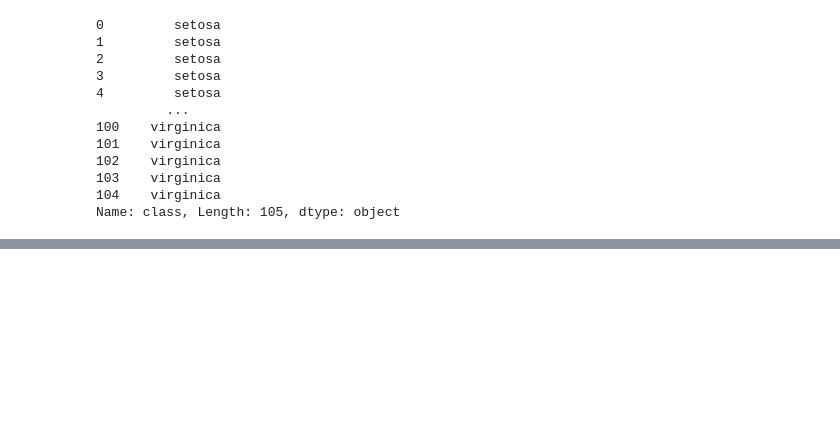
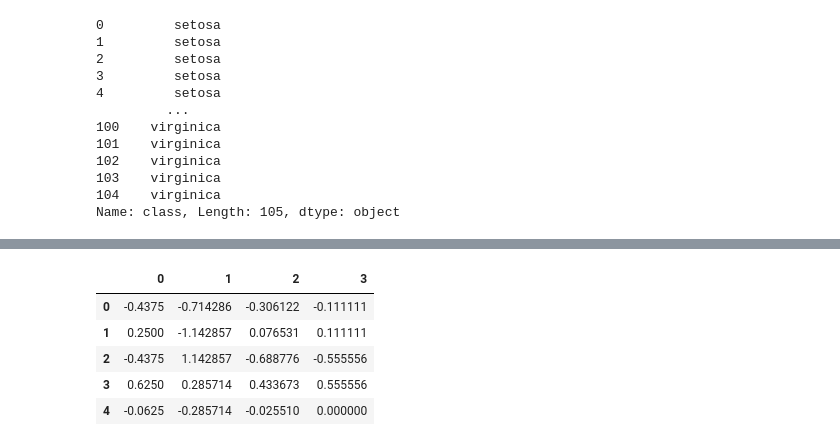
Before and after one commit to Jaeho5735/STUDY, a Jupyter notebook: 20260507/03_스케일링, 스플릿.ipynb, the cells around one changed output, grey strips where cells are left out. Cells and saved outputs as stored; diff of their text form; code cells hidden in the pictures; blank space fills up the shorter version.

```diff
--- a/20260507/03_스케일링, 스플릿.ipynb
+++ b/20260507/03_스케일링, 스플릿.ipynb
@@ -192,0 +326,6 @@ Name: class, Length: 105, dtype: object
+# %%
+from sklearn.preprocessing import RobustScaler
+ruscaler = RobustScaler()
+ruscaler2 = RobustScaler(quantile_range=(20, 80))
+# %%
+ruscaler.fit(X_train3)
@@ -192,0 +334,2 @@ Name: class, Length: 105, dtype: object
+# %%
+ruscaler2.fit(X_train3)
@@ -192,0 +356,5 @@ Name: class, Length: 105, dtype: object
+# %%
+X_train_sc = ruscaler2.transform(X_train3)
+X_test_sc = ruscaler2.transform(X_test3)
+
+scaler_print(X_train_sc, X_test_sc)
@@ -192,0 +374,9 @@ Name: class, Length: 105, dtype: object
+# %%
+pd.DataFrame(X_train_sc).head()
+# %% [output]
+|  | 0 | 1 | 2 | 3 |
+| 0 | -0.4375 | -0.714286 | -0.306122 | -0.111111 |
+| 1 | 0.2500 | -1.142857 | 0.076531 | 0.111111 |
+| 2 | -0.4375 | 1.142857 | -0.688776 | -0.555556 |
+| 3 | 0.6250 | 0.285714 | 0.433673 | 0.555556 |
+| 4 | -0.0625 | -0.285714 | -0.025510 | 0.000000 |
```
Also changed, not shown: parts of 20 cells of this notebook, 1 other file.
